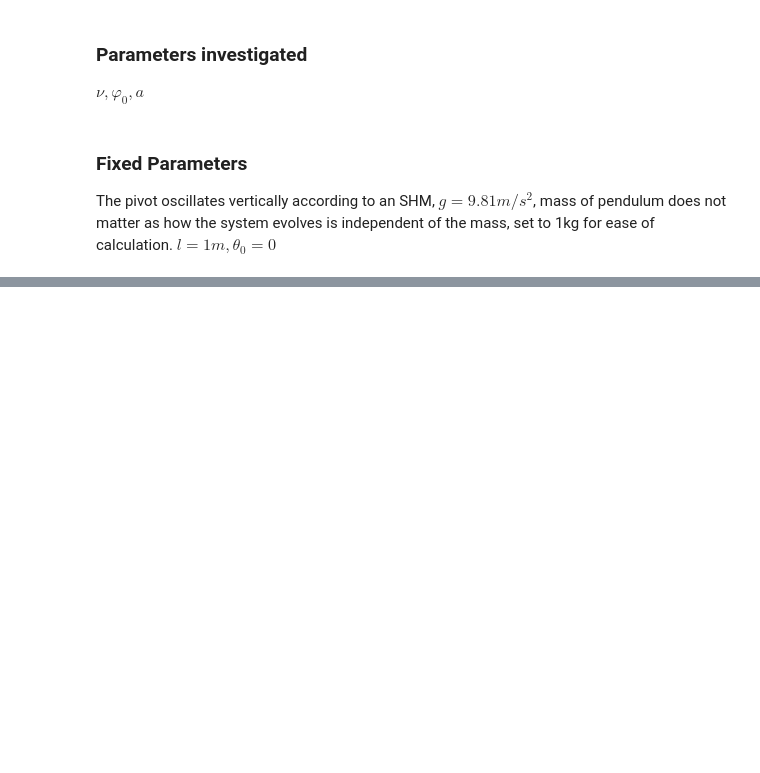
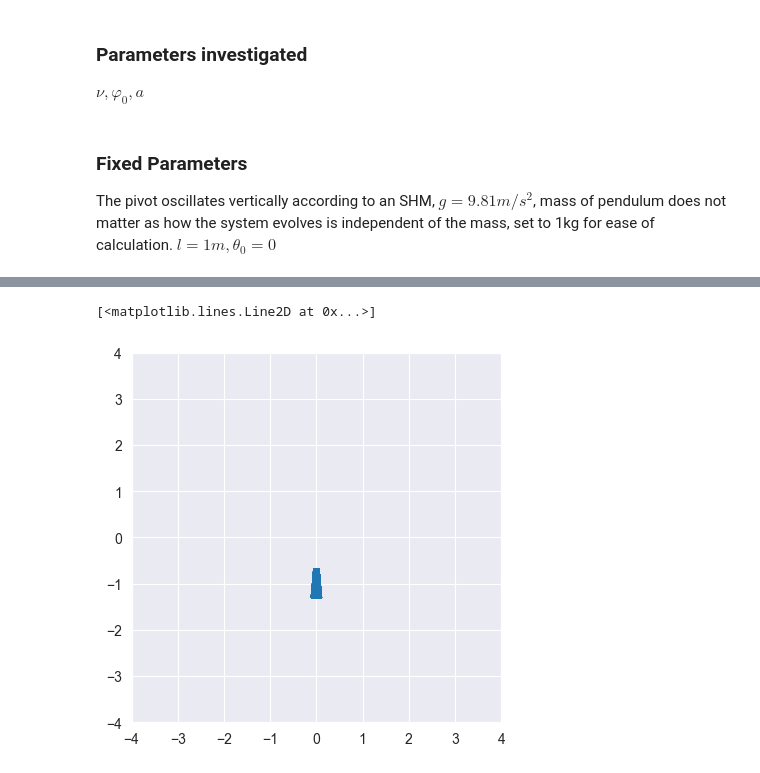
Before and after one commit to oliverysfx/Kapitza-Pendulum, a Jupyter notebook: report.ipynb, the cells around one changed output, grey strips where cells are left out. Cells and saved outputs as stored; diff of their text form; code cells hidden in the pictures; blank space fills up the shorter version.

```diff
--- a/report.ipynb
+++ b/report.ipynb
@@ -37,0 +102,10 @@ The pivot oscillates vertically according to an SHM, $ g = 9.81m/s^2 $, mass of
+# %%
+#calculating corresponding position of the bob
+y_piv_list = []
+y_bob_list = []
+x_bob_list = []
+
+for i in range(len(t_list)):
+    y_piv_list.append(-a*math.cos(nu*i*dt))
+    y_bob_list.append(-l*math.cos(phi_list[i])-a*math.cos(nu*i*dt))
+    x_bob_list.append(l*math.sin(phi_list[i]))
@@ -37,0 +139,9 @@ The pivot oscillates vertically according to an SHM, $ g = 9.81m/s^2 $, mass of
+# %%
+#trajectory of the bob
+fig = plt.figure()
+plt.gca().axis([-4, 4, -4, 4])
+plt.gca().set_aspect('equal', adjustable = "box")
+plt.plot(x_bob_list,y_bob_list)
+# %% [output]
+[<matplotlib.lines.Line2D at 0x...>]
+[figure, added]
```
Also changed, not shown: parts of 39 cells of this notebook, 1 other file.
